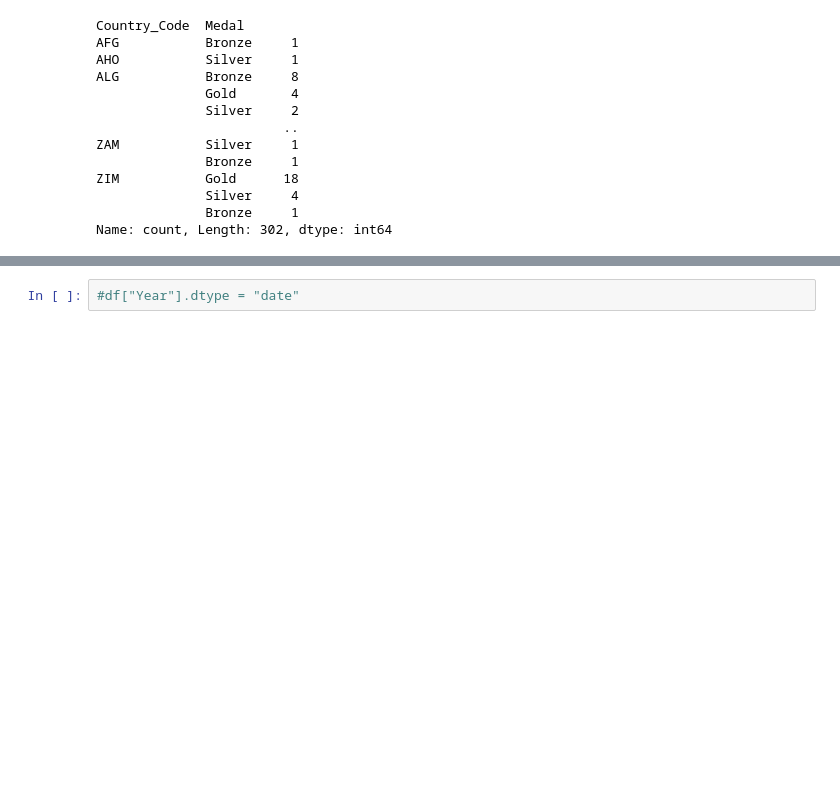
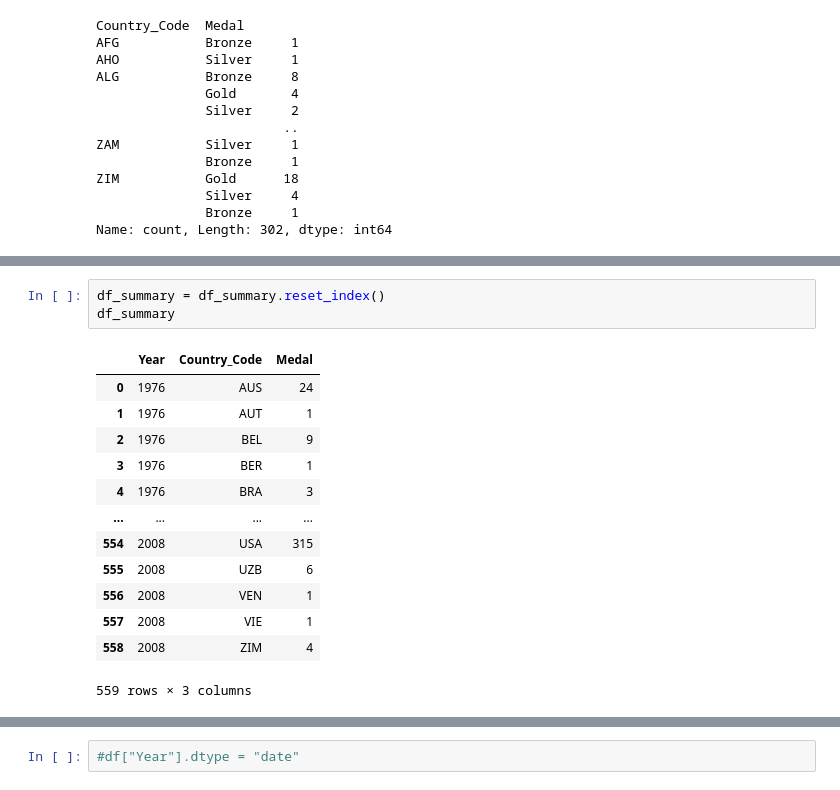
Before and after one commit to JuanTenopala/Project_4, a Jupyter notebook: Data/project_4.ipynb, the cells around one changed output, grey strips where cells are left out. Saved outputs shown, nothing was run; the diff lists cells and outputs as text; blank space fills up the shorter version.

```diff
--- a/Data/project_4.ipynb
+++ b/Data/project_4.ipynb
@@ -172,0 +157,17 @@ Name: count, Length: 302, dtype: int64
+# %%
+df_summary = df_summary.reset_index()
+df_summary
+# %% [output]
+|  | Year | Country_Code | Medal |
+| 0 | 1976 | AUS | 24 |
+| 1 | 1976 | AUT | 1 |
+| 2 | 1976 | BEL | 9 |
+| 3 | 1976 | BER | 1 |
+| 4 | 1976 | BRA | 3 |
+| ... | ... | ... | ... |
+| 554 | 2008 | USA | 315 |
+| 555 | 2008 | UZB | 6 |
+| 556 | 2008 | VEN | 1 |
+| 557 | 2008 | VIE | 1 |
+| 558 | 2008 | ZIM | 4 |
+559 rows × 3 columns
```
Also changed, not shown: parts of 8 cells of this notebook, 1 other file.
